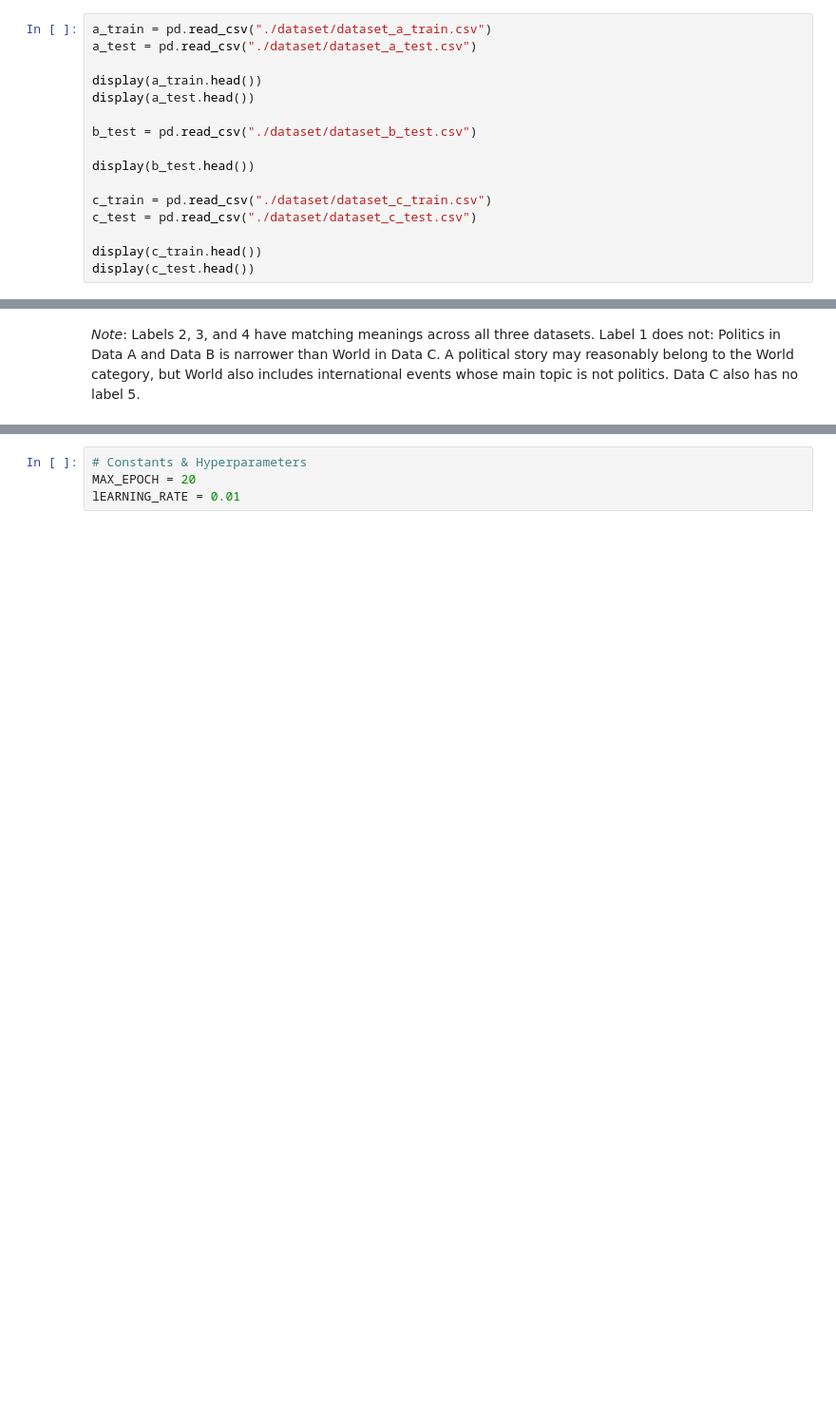
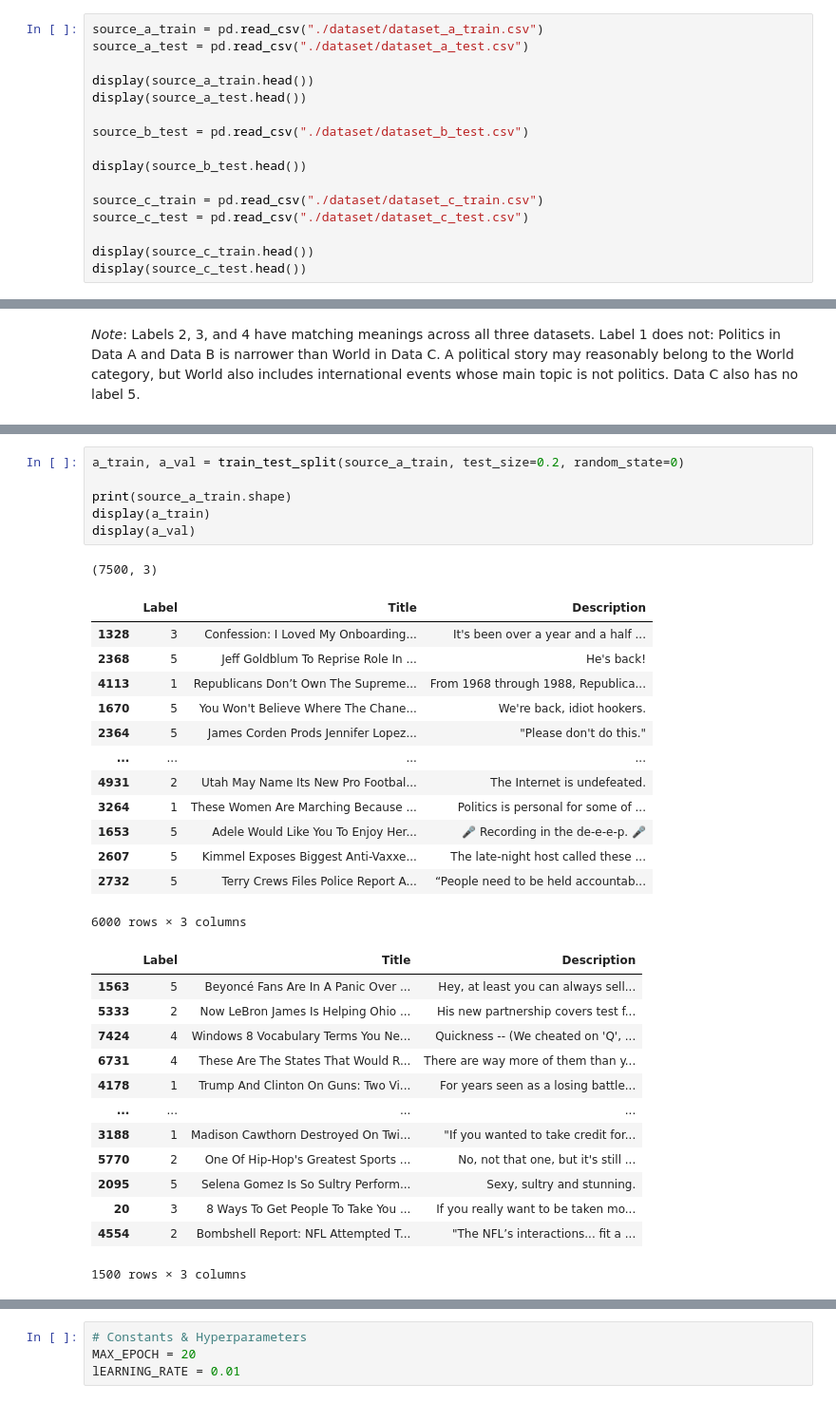
Before and after one commit to hotbox-works/News-Classification-Project, a Jupyter notebook: project1.ipynb, the cells around one changed output, grey strips where cells are left out. Shown at 95% size. Drawn from its saved outputs; the diff is of its cells as text; blank space fills up the shorter version.

```diff
--- a/project1.ipynb
+++ b/project1.ipynb
@@ -30,21 +34,21 @@ torch.manual_seed(0)
 # %% [markdown]
 ## Data Load & Preprocessing
 # %%
-a_train = pd.read_csv("./dataset/dataset_a_train.csv")
-a_test = pd.read_csv("./dataset/dataset_a_test.csv")
+source_a_train = pd.read_csv("./dataset/dataset_a_train.csv")
+source_a_test = pd.read_csv("./dataset/dataset_a_test.csv")
 
-display(a_train.head())
-display(a_test.head())
+display(source_a_train.head())
+display(source_a_test.head())
 
-b_test = pd.read_csv("./dataset/dataset_b_test.csv")
+source_b_test = pd.read_csv("./dataset/dataset_b_test.csv")
 
-display(b_test.head())
+display(source_b_test.head())
 
-c_train = pd.read_csv("./dataset/dataset_c_train.csv")
-c_test = pd.read_csv("./dataset/dataset_c_test.csv")
+source_c_train = pd.read_csv("./dataset/dataset_c_train.csv")
+source_c_test = pd.read_csv("./dataset/dataset_c_test.csv")
 
-display(c_train.head())
-display(c_test.head())
+display(source_c_train.head())
+display(source_c_test.head())
 # %% [output]
 |  | Label | Title | Description |
 | 0 | 3 | Huge California Gas Leak Will Com... | A relief well that the company be... |
@@ -99,0 +106,34 @@ _Note_: Labels 2, 3, and 4 have matching meanings across all three datasets. Lab
+# %%
+a_train, a_val = train_test_split(source_a_train, test_size=0.2, random_state=0)
+
+print(source_a_train.shape)
+display(a_train)
+display(a_val)
+# %% [output]
+(7500, 3)
+|  | Label | Title | Description |
+| 1328 | 3 | Confession: I Loved My Onboarding... | It's been over a year and a half ... |
+| 2368 | 5 | Jeff Goldblum To Reprise Role In ... | He's back! |
+| 4113 | 1 | Republicans Don’t Own The Supreme... | From 1968 through 1988, Republica... |
+| 1670 | 5 | You Won't Believe Where The Chane... | We're back, idiot hookers. |
+| 2364 | 5 | James Corden Prods Jennifer Lopez... | "Please don't do this." |
+| ... | ... | ... | ... |
+| 4931 | 2 | Utah May Name Its New Pro Footbal... | The Internet is undefeated. |
+| 3264 | 1 | These Women Are Marching Because ... | Politics is personal for some of ... |
+| 1653 | 5 | Adele Would Like You To Enjoy Her... | 🎤 Recording in the de-e-e-p. 🎤 |
+| 2607 | 5 | Kimmel Exposes Biggest Anti-Vaxxe... | The late-night host called these ... |
+| 2732 | 5 | Terry Crews Files Police Report A... | “People need to be held accountab... |
+6000 rows × 3 columns
+|  | Label | Title | Description |
+| 1563 | 5 | Beyoncé Fans Are In A Panic Over ... | Hey, at least you can always sell... |
+| 5333 | 2 | Now LeBron James Is Helping Ohio ... | His new partnership covers test f... |
+| 7424 | 4 | Windows 8 Vocabulary Terms You Ne... | Quickness -- (We cheated on 'Q', ... |
+| 6731 | 4 | These Are The States That Would R... | There are way more of them than y... |
+| 4178 | 1 | Trump And Clinton On Guns: Two Vi... | For years seen as a losing battle... |
+| ... | ... | ... | ... |
+| 3188 | 1 | Madison Cawthorn Destroyed On Twi... | "If you wanted to take credit for... |
+| 5770 | 2 | One Of Hip-Hop's Greatest Sports ... | No, not that one, but it's still ... |
+| 2095 | 5 | Selena Gomez Is So Sultry Perform... | Sexy, sultry and stunning. |
+| 20 | 3 | 8 Ways To Get People To Take You ... | If you really want to be taken mo... |
+| 4554 | 2 | Bombshell Report: NFL Attempted T... | "The NFL’s interactions... fit a ... |
+1500 rows × 3 columns
```
Also changed, not shown: parts of 19 cells of this notebook.
